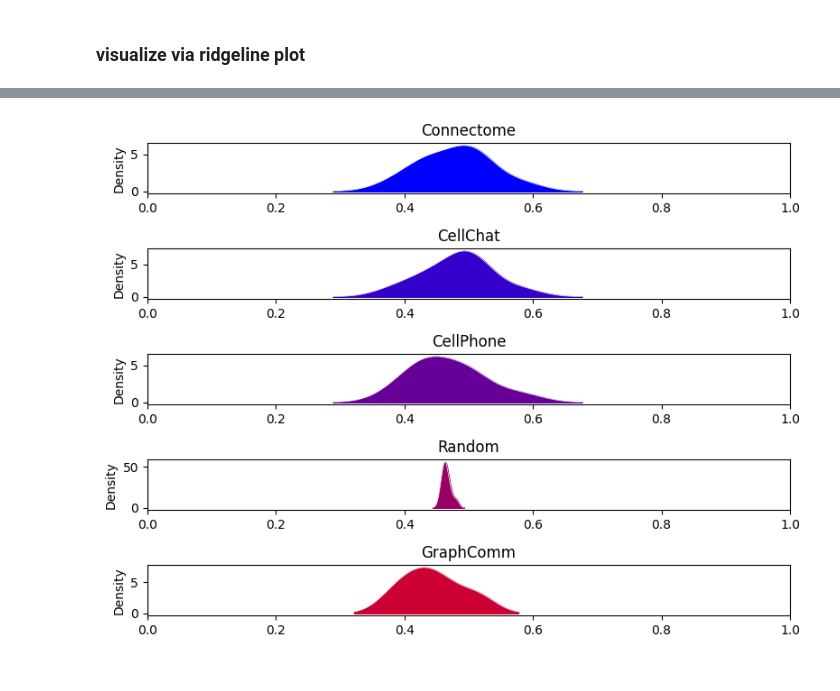
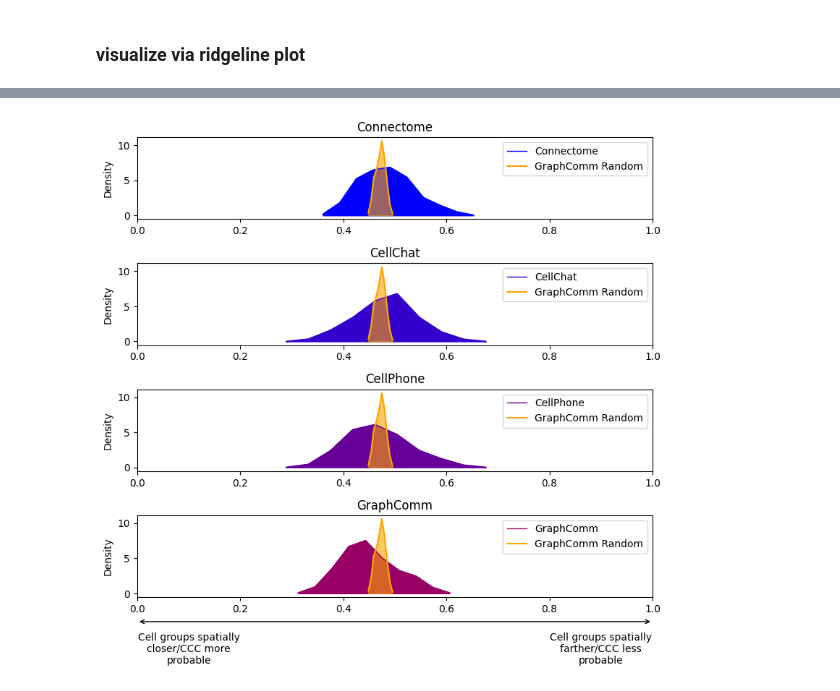
Before and after one commit to bhklab/GraphComm, a Jupyter notebook: code/benchmarking/LIANA.ipynb, the cells around one changed output, grey strips where cells are left out. Saved outputs shown, nothing was run; the diff lists cells and outputs as text; code cells hidden in the pictures.

```diff
--- a/code/benchmarking/LIANA.ipynb
+++ b/code/benchmarking/LIANA.ipynb
@@ -529,2 +628,12 @@ import seaborn as sns
 # %%
 colors = ['#0000ff', '#3300cc', '#660099', '#990066', '#cc0033', '#ff0000']
+# %%
+graphcomm_total_df = pd.DataFrame([graphcomm_total_spatial], index=["GraphComm"]).transpose()
+connectome_df= pd.DataFrame([connectome_spatial], index=["Connectome"]).transpose()
+cellchat_df= pd.DataFrame([cellchat_spatial], index=["CellChat"]).transpose()
+cellphone_df= pd.DataFrame([cellphone_spatial], index=["CellPhone"]).transpose()
+# %%
+df_list = [connectome_df,cellchat_df,cellphone_df,graphcomm_total_df]
+# %%
+random_df = pd.DataFrame([random_average]).T
+random_df.columns = ["Random"]
@@ -530,0 +642,10 @@ colors = ['#0000ff', '#3300cc', '#660099', '#990066', '#cc0033', '#ff0000']
+# %%
+i = 0
+gs = (grid_spec.GridSpec(len(comparison_labels),1))
+
+fig = plt.figure(figsize=(8,6))
+ax_objs = []
+ax_objs.append(fig.add_subplot(gs[i:i+1, 0:]))
+random_x = random_df.plot.kde(ax=ax_objs[-1],ind=10).get_children()[0]._x
+random_y= random_df.plot.kde(ax=ax_objs[-1],ind=10).get_children()[0]._y
+random_y = random_y / 4
@@ -532,36 +655,41 @@ colors = ['#0000ff', '#3300cc', '#660099', '#990066', '#cc0033', '#ff0000']
 import matplotlib.gridspec as grid_spec
 %matplotlib inline
 gs = (grid_spec.GridSpec(len(comparison_labels),1))
 
-fig = plt.figure(figsize=(8,6))
+fig = plt.figure(figsize=(8,8))
 
 i = 0
 
 #creating empty list
 ax_objs = []
 
-for label in comparison_labels:
+for df,label in zip(df_list,comparison_labels):
     # creating new axes object and appending to ax_objs
     ax_objs.append(fig.add_subplot(gs[i:i+1, 0:]))
 
     # plotting the distribution
-    plot = (df.loc[label].plot.kde(ax=ax_objs[-1],color="#f0f0f0", lw=0.5)
+    plot = (df.plot.kde(ax=ax_objs[-1],color=colors[i], lw=1,ind=10)
            )
 
     # grabbing x and y data from the kde plot
     x = plot.get_children()[0]._x
     y = plot.get_children()[0]._y
-
+    ax_objs[-1].plot(random_x,random_y,color="orange",label="GraphComm Random")
+    plot.legend()
     # filling the space beneath the distribution
     ax_objs[-1].fill_between(x,y,color=colors[i])
+    ax_objs[-1].fill_between(random_x,random_y,color="orange",alpha=0.6)
 
     # setting uniform x and y lims
     ax_objs[-1].set_xlim(0,1)
     #ax_objs[-1].set_ylim(0,10)
     ax_objs[-1].set_title(label)
     i += 1
-
+plt.annotate('', xy=(0, -0.3), xycoords='axes fraction', xytext=(1, -0.3),
+            arrowprops=dict(arrowstyle="<->"))
+plt.text(0.1,-10, 'Cell groups spatially\ncloser/CCC more\nprobable',ha="center")
+plt.text(0.9,-10, 'Cell groups spatially\nfarther/CCC less\nprobable',ha="center")
 plt.tight_layout()
 plt.show()
 # %% [output]
-[figure, old version]
+[figure, new version]
```
Also changed, not shown: parts of 117 cells of this notebook, 19 other files.
